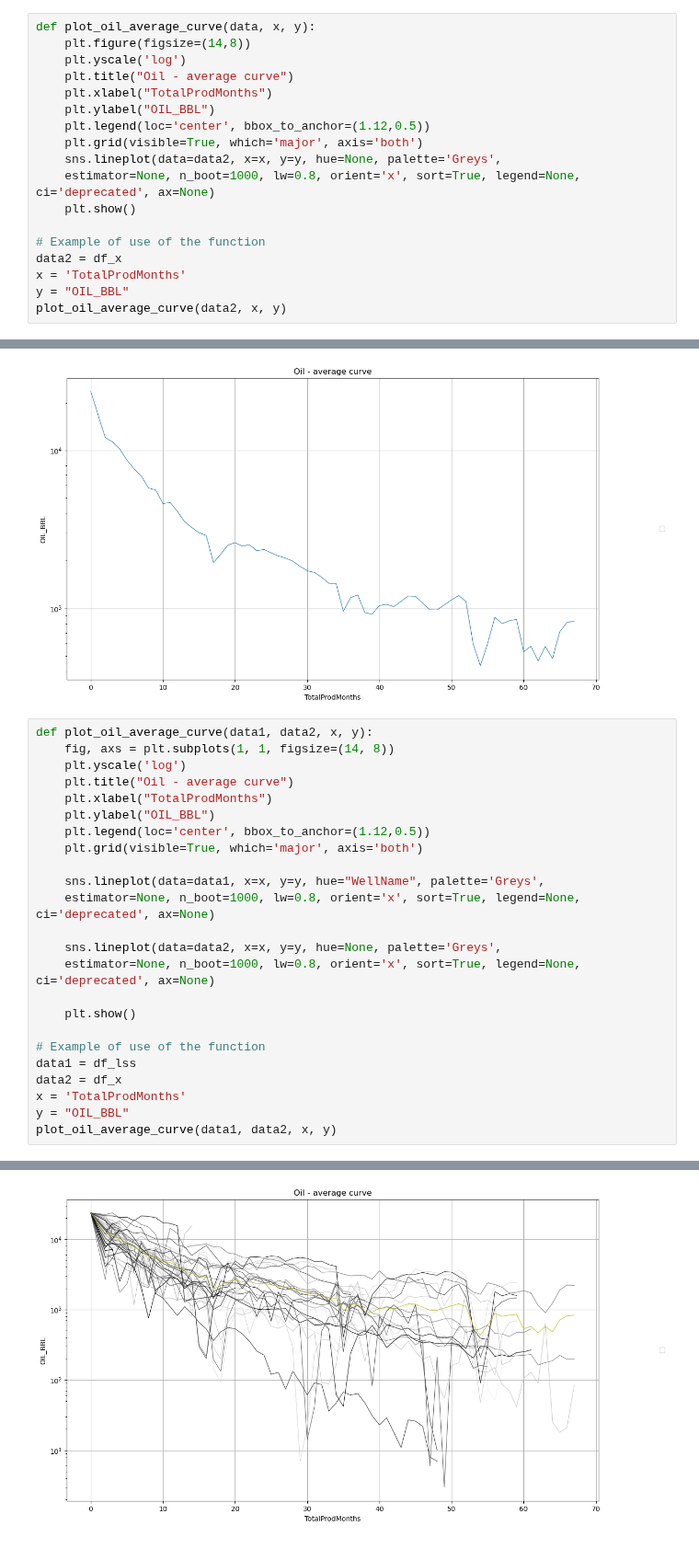
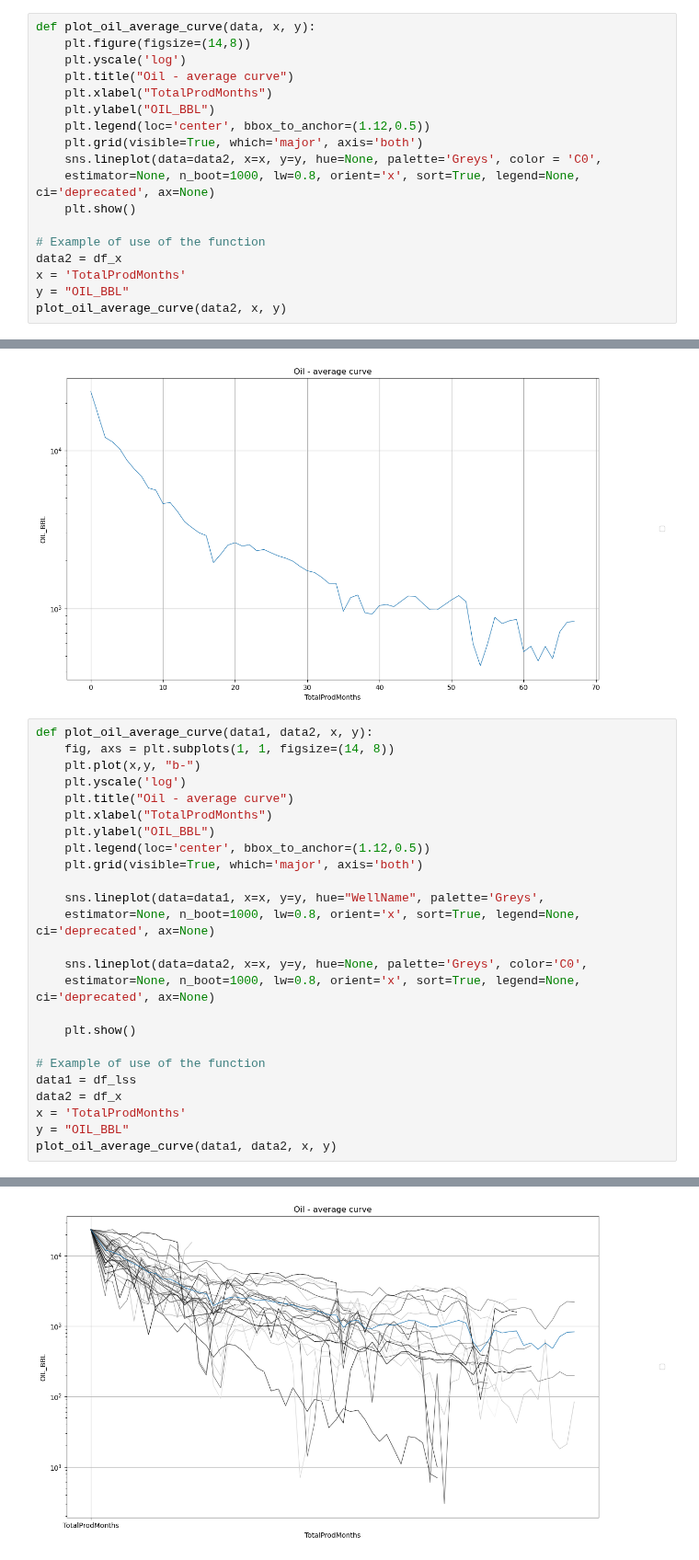
Before and after one commit to dasxgo/rocket-app, a Jupyter notebook: tap_rock_shlitz.ipynb, the cells around one changed output, grey strips where cells are left out. Shown at 92% size. Saved outputs shown, nothing was run; the diff lists cells and outputs as text.

Commit message:
add color line subplot visualization

```diff
--- a/tap_rock_shlitz.ipynb
+++ b/tap_rock_shlitz.ipynb
@@ -341,7 +341,7 @@ def plot_oil_average_curve(data, x, y):
     plt.ylabel("OIL_BBL")
     plt.legend(loc='center', bbox_to_anchor=(1.12,0.5))
     plt.grid(visible=True, which='major', axis='both')
-    sns.lineplot(data=data2, x=x, y=y, hue=None, palette='Greys',
+    sns.lineplot(data=data2, x=x, y=y, hue=None, palette='Greys', color = 'C0',
     estimator=None, n_boot=1000, lw=0.8, orient='x', sort=True, legend=None, ci='deprecated', ax=None)
     plt.show()
 
@@ -356,27 +356,28 @@ No artists with labels found to put in legend.  Note that artists whose label st
 # %%
 def plot_oil_average_curve(data1, data2, x, y):
     fig, axs = plt.subplots(1, 1, figsize=(14, 8))
+    plt.plot(x,y, "b-")
     plt.yscale('log')
     plt.title("Oil - average curve")
     plt.xlabel("TotalProdMonths")
     plt.ylabel("OIL_BBL")
     plt.legend(loc='center', bbox_to_anchor=(1.12,0.5))
     plt.grid(visible=True, which='major', axis='both')
 
     sns.lineplot(data=data1, x=x, y=y, hue="WellName", palette='Greys',
     estimator=None, n_boot=1000, lw=0.8, orient='x', sort=True, legend=None, ci='deprecated', ax=None)
 
-    sns.lineplot(data=data2, x=x, y=y, hue=None, palette='Greys',
+    sns.lineplot(data=data2, x=x, y=y, hue=None, palette='Greys', color='C0',
     estimator=None, n_boot=1000, lw=0.8, orient='x', sort=True, legend=None, ci='deprecated', ax=None)
 
     plt.show()
 
 # Example of use of the function
 data1 = df_lss
 data2 = df_x
 x = 'TotalProdMonths'
 y = "OIL_BBL"
 plot_oil_average_curve(data1, data2, x, y)
 # %% [output]
 No artists with labels found to put in legend.  Note that artists whose label start with an underscore are ignored when legend() is called with no argument.
-[figure, old version]
+[figure, new version]
```
